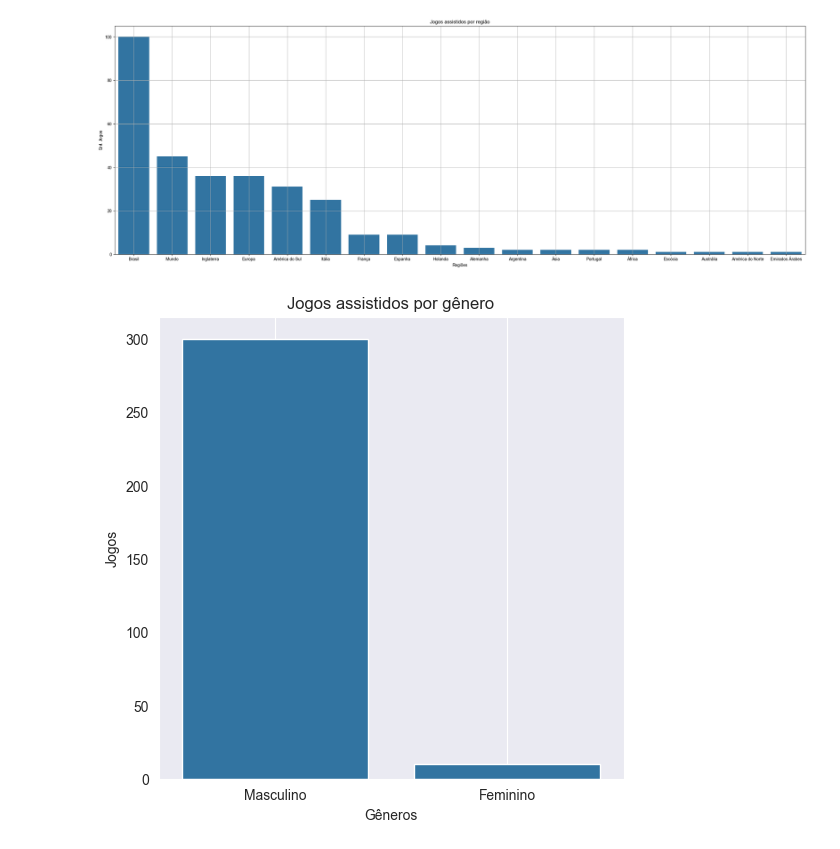
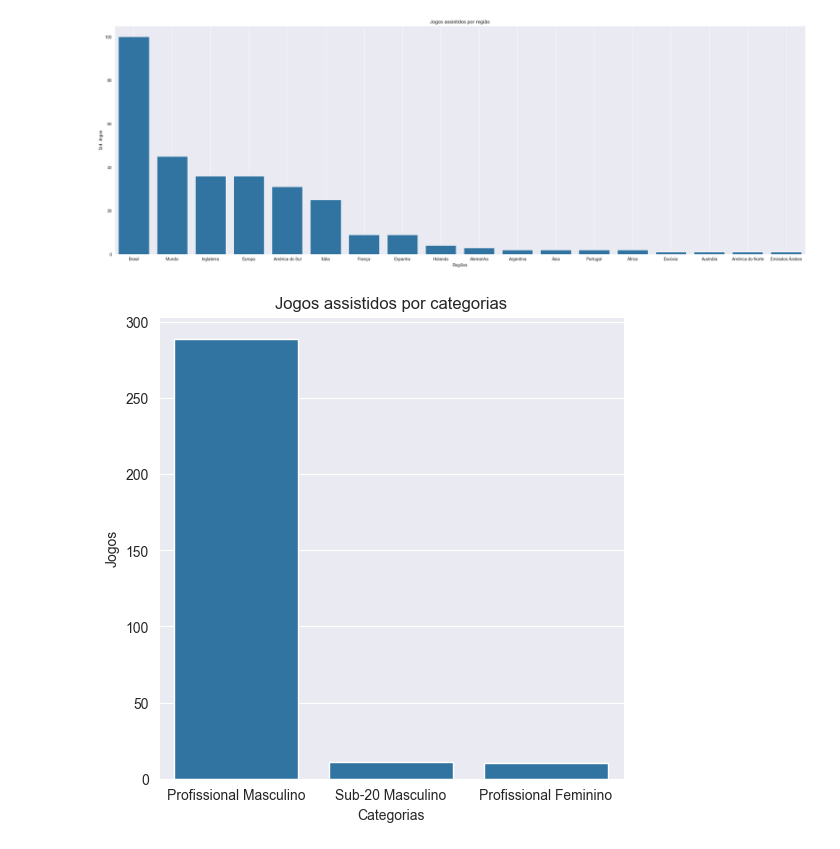
Before and after one commit to deavelar/dados_futebol_2022, a Jupyter notebook: fut_2022.ipynb, the cells around one changed output. Saved outputs shown, nothing was run; the diff lists cells and outputs as text; code cells hidden in the pictures.

```diff
--- a/fut_2022.ipynb
+++ b/fut_2022.ipynb
@@ -36,12 +34,9 @@ import matplotlib.pyplot as plt
 import seaborn as sns
 # %%
 # Carregar os dados
-df = pd.read_excel("C:/Users/deave/OneDrive/Documentos/Programação/data_lucas2022/futebol_2022.xlsx", sheet_name='Futebol 2022', header=0, parse_dates=['Data'])
+df = pd.read_excel("futebol_2022.xlsx", sheet_name='Futebol 2022', header=0, parse_dates=['Data'])
 # %%
-# Transformar "Categoria" em duas colunas:
-df_fut = df
-df_fut[['Modalidade', 'Gênero']] = df['Categoria'].str.split(' ', expand=True)
 # Excluir colunas desnecessárias
-df_fut = df_fut.drop(['Número', 'x', 'Categoria'], axis=1)
-print(df_fut.head())
+df = df.drop(['Número', 'x'], axis=1)
+print(df.head())
 # %% [output]
@@ -78,10 +73,10 @@ Total de gols: 869
 Média de gols por jogo: 2.8
 # %%
 # Competições e quantidade de jogos
-df_fut['Competição'] = df_fut['Competição'].replace(['Campeonato Paulista'], ['Paulistão'])
-df_fut['Competição'] = df_fut['Competição'].replace(['Série A'], ['Serie A'])
-comp = df_fut['Competição'].value_counts()
-list_comp = len(df_fut['Competição'].unique())
+df['Competição'] = df['Competição'].replace(['Campeonato Paulista'], ['Paulistão'])
+df['Competição'] = df['Competição'].replace(['Série A'], ['Serie A'])
+comp = df['Competição'].value_counts()
+list_comp = len(df['Competição'].unique())
 
 print(f'Competições assistidas: {list_comp}')
 
@@ -115,12 +110,11 @@ plt.grid()
 # %% [output]
 [figure]
 # %%
-#Jogos por gênero
-gen = df_fut['Gênero'].value_counts()
+#Jogos por categoria
+cat = df['Categoria'].value_counts()
 fig, ax = plt.subplots(figsize=(6,6))
-sns.barplot(gen)
-ax.set(xlabel='Gêneros', ylabel='Jogos', title='Jogos assistidos por gênero')
+sns.barplot(cat)
+ax.set(xlabel='Categorias', ylabel='Jogos', title='Jogos assistidos por categorias')
 sns.set_style("darkgrid")
-plt.grid()
 # %% [output]
-[figure, old version]
+[figure, new version]
```
Also changed, not shown: parts of 6 cells of this notebook.
